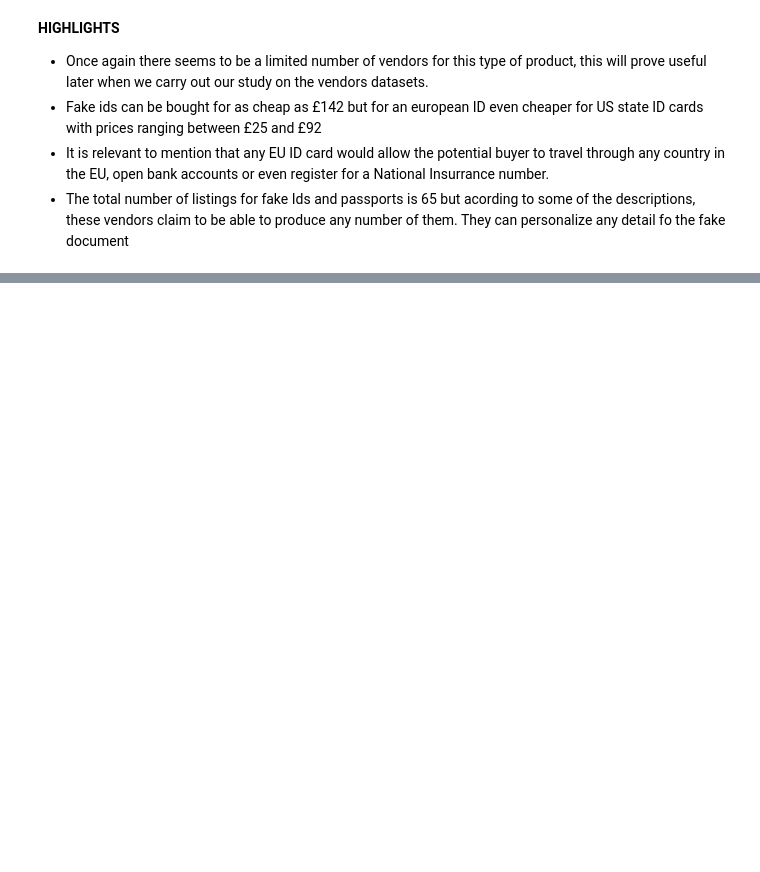
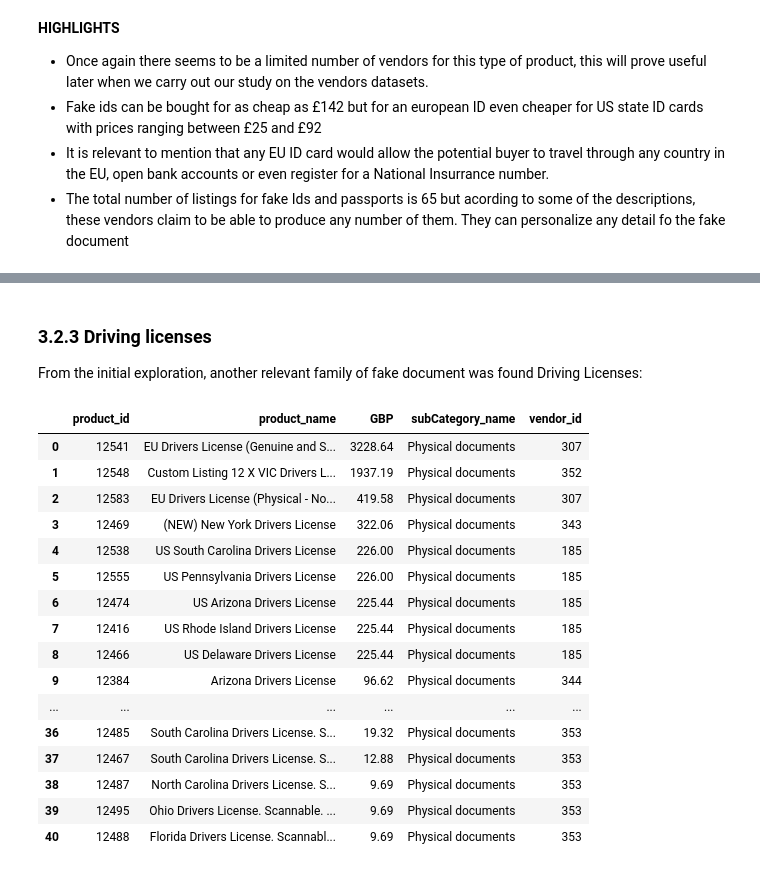
Before and after one commit to mauromsl/dark_web_datamining, a Jupyter notebook: python_src/python_analysis.ipynb, the cells around one changed output, grey strips where cells are left out. Saved outputs shown, nothing was run; the diff lists cells and outputs as text; code cells hidden in the pictures; blank space fills up the shorter version.

```diff
--- a/python_src/python_analysis.ipynb
+++ b/python_src/python_analysis.ipynb
@@ -753,3 +748,34 @@ Any Questions? Please contact us - we are here to help!
 Best Regards,
 Flawless Fake IDs
 Brought to you by:
+# %% [markdown]
+### 3.2.3 Driving licenses
+
+From the initial exploration, another relevant family of fake document was found Driving Licenses:
+# %%
+db.pandas_query('''
+    SELECT A.product_id, A.product_name, A.GBP, B.subCategory_name, A.vendor_id
+    FROM dark_web.tblProduct A
+    JOIN tblSubCategory B ON B.subCategory_id = A.subCategory_id
+    WHERE A.product_name LIKE '%drivers license%'
+    AND B.subCategory_name = 'Physical documents'
+    ORDER BY GBP DESC;
+    ''')
+# %% [output]
+|  | product_id | product_name | GBP | subCategory_name | vendor_id |
+| 0 | 12541 | EU Drivers License (Genuine and S... | 3228.64 | Physical documents | 307 |
+| 1 | 12548 | Custom Listing 12 X VIC Drivers L... | 1937.19 | Physical documents | 352 |
+| 2 | 12583 | EU Drivers License (Physical - No... | 419.58 | Physical documents | 307 |
+| 3 | 12469 | (NEW) New York Drivers License | 322.06 | Physical documents | 343 |
+| 4 | 12538 | US South Carolina Drivers License | 226.00 | Physical documents | 185 |
+| 5 | 12555 | US Pennsylvania Drivers License | 226.00 | Physical documents | 185 |
+| 6 | 12474 | US Arizona Drivers License | 225.44 | Physical documents | 185 |
+| 7 | 12416 | US Rhode Island Drivers License | 225.44 | Physical documents | 185 |
+| 8 | 12466 | US Delaware Drivers License | 225.44 | Physical documents | 185 |
+| 9 | 12384 | Arizona Drivers License | 96.62 | Physical documents | 344 |
+| ... | ... | ... | ... | ... | ... |
+| 36 | 12485 | South Carolina Drivers License. S... | 19.32 | Physical documents | 353 |
+| 37 | 12467 | South Carolina Drivers License. S... | 12.88 | Physical documents | 353 |
+| 38 | 12487 | North Carolina Drivers License. S... | 9.69 | Physical documents | 353 |
+| 39 | 12495 | Ohio Drivers License. Scannable. ... | 9.69 | Physical documents | 353 |
+| 40 | 12488 | Florida Drivers License. Scannabl... | 9.69 | Physical documents | 353 |
```
Also changed, not shown: parts of 11 cells of this notebook.
